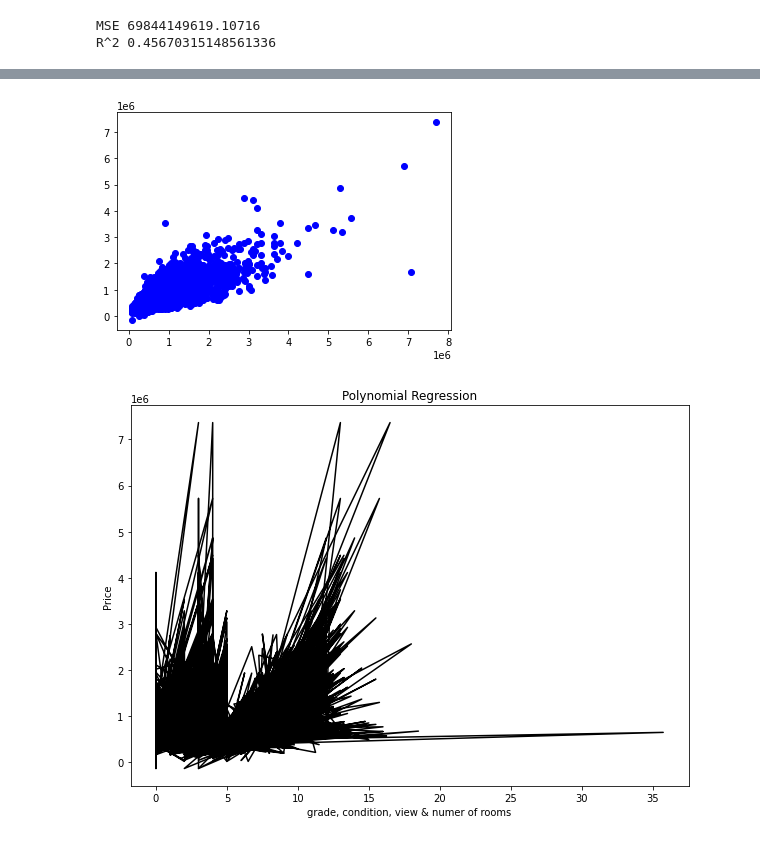
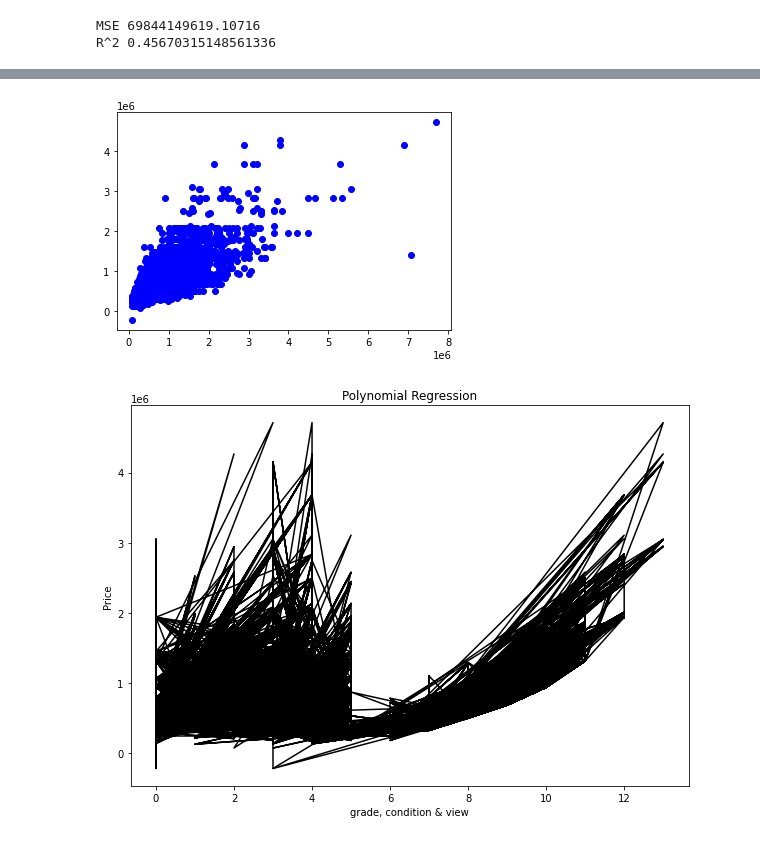
Before and after one commit to hananedjellouadji/GMC_AI, a Jupyter notebook: cp_ml_supervised.ipynb, the cells around one changed output, grey strips where cells are left out. Drawn from its saved outputs; the diff is of its cells as text; code cells hidden in the pictures.

```diff
--- a/cp_ml_supervised.ipynb
+++ b/cp_ml_supervised.ipynb
@@ -159,21 +160,21 @@ plt.show()
 # %%
 #polynomial Regression
-x=df.drop(['id','price','sum_sqft','yr_built'],axis=1).values
+x=df.drop(['id','price','sum_sqft','yr_built','nbr_rooms'],axis=1).values
 y=df['price'].values
 x_train,x_test,y_train,y_test=train_test_split(x,y,test_size=0.3,random_state=40)
 poly=PolynomialFeatures(degree=5)
 x_poly=poly.fit_transform(x)
 poly.fit(x_poly,y)
 lg=LinearRegression()
 lg.fit(x_poly,y)
 predicted=lg.predict(x_poly)
 plt.scatter(y,predicted,color='b')
 plt.figure(figsize=(10,7))
 plt.ylabel('Price')
-plt.xlabel('grade, condition, view & numer of rooms')
+plt.xlabel('grade, condition & view')
 plt.title('Polynomial Regression')
 plt.plot(x,predicted, color='k')
 plt.show()
 # %% [output]
-[figure, old version]
+[figure, new version]
-[figure, old version]
+[figure, new version]
```
Also changed, not shown: parts of 1 cell of this notebook.
